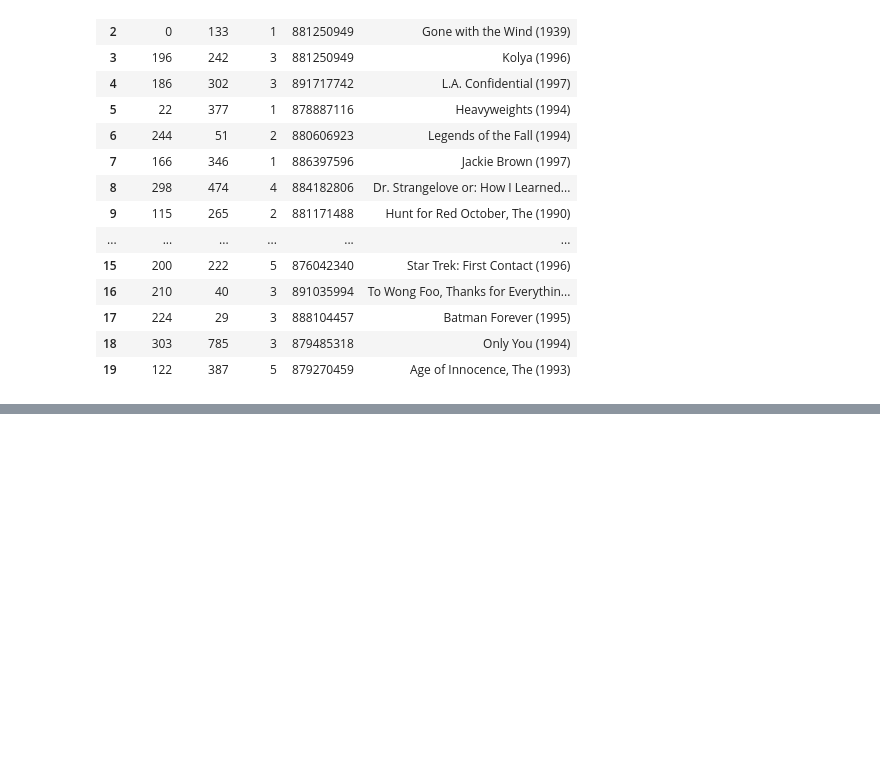
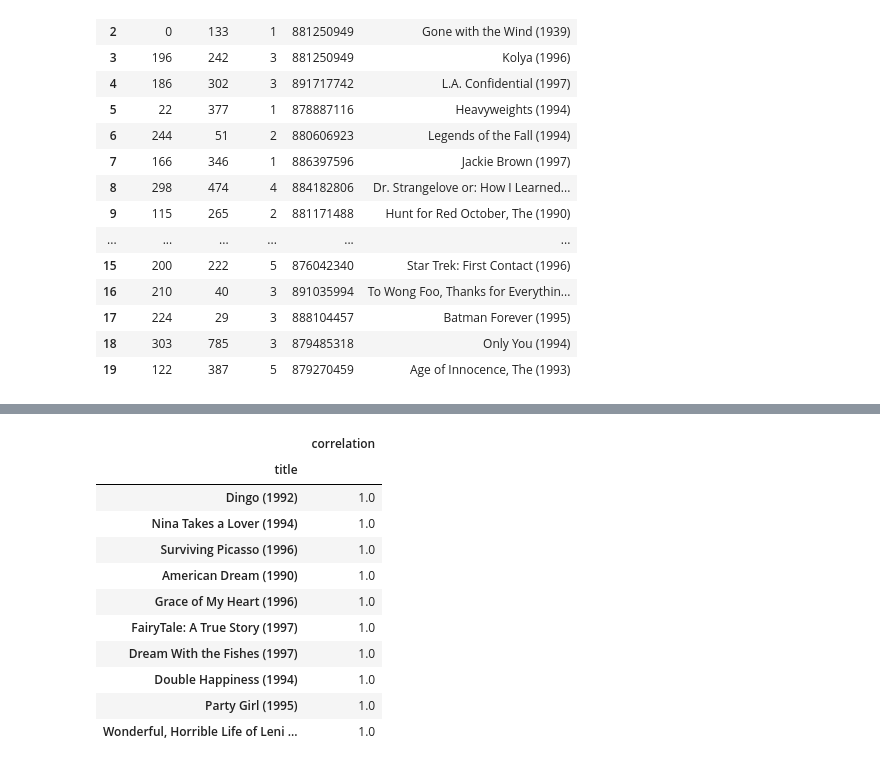
Before and after one commit to CodeNinja3456/Recommender-Systems, a Jupyter notebook: collaborative_recommender.ipynb, the cells around one changed output, grey strips where cells are left out. Cells and saved outputs as stored; diff of their text form; code cells hidden in the pictures; blank space fills up the shorter version.

```diff
--- a/collaborative_recommender.ipynb
+++ b/collaborative_recommender.ipynb
@@ -64,0 +102,23 @@ data.head(20)
+# %%
+#we will find the relationship between different movies using correlation so that if a user has highly rated the movie we can recommend the movie with similar correlation to them
+selected_movie=my_pivot['12 Angry Men (1957)']
+
+#find similar movies to this movie based on ratings
+similar=my_pivot.corrwith(selected_movie)#creating a DF that has a new column
+
+similar_dataframe =pandas.DataFrame(similar,columns=['correlation'])#creating a dataframe that has a new column(correlatiom)containing the correlation btwn the selected movie and other movies
+
+similar_dataframe.sort_values('correlation',ascending=False).head(10)
+# %% [output]
+|  | correlation |
+| title |  |
+| Dingo (1992) | 1.0 |
+| Nina Takes a Lover (1994) | 1.0 |
+| Surviving Picasso (1996) | 1.0 |
+| American Dream (1990) | 1.0 |
+| Grace of My Heart (1996) | 1.0 |
+| FairyTale: A True Story (1997) | 1.0 |
+| Dream With the Fishes (1997) | 1.0 |
+| Double Happiness (1994) | 1.0 |
+| Party Girl (1995) | 1.0 |
+| Wonderful, Horrible Life of Leni ... | 1.0 |
```
Also changed, not shown: parts of 4 cells of this notebook, 3 other files.
